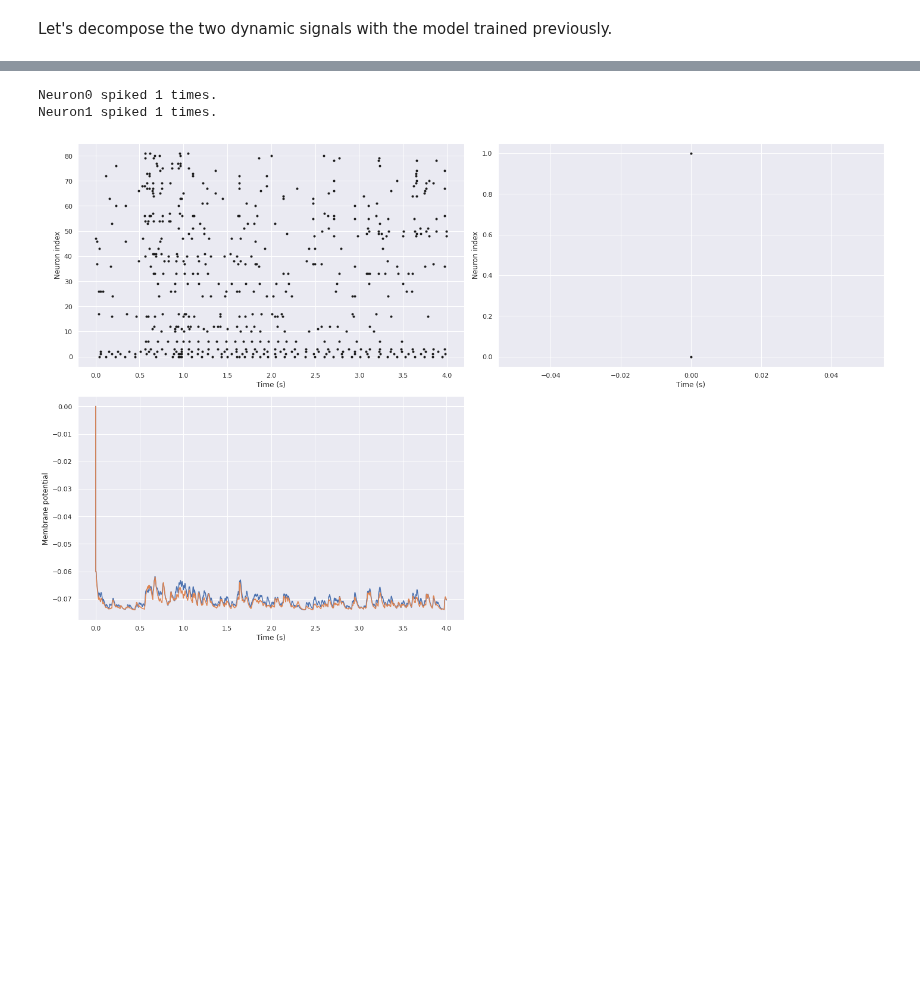
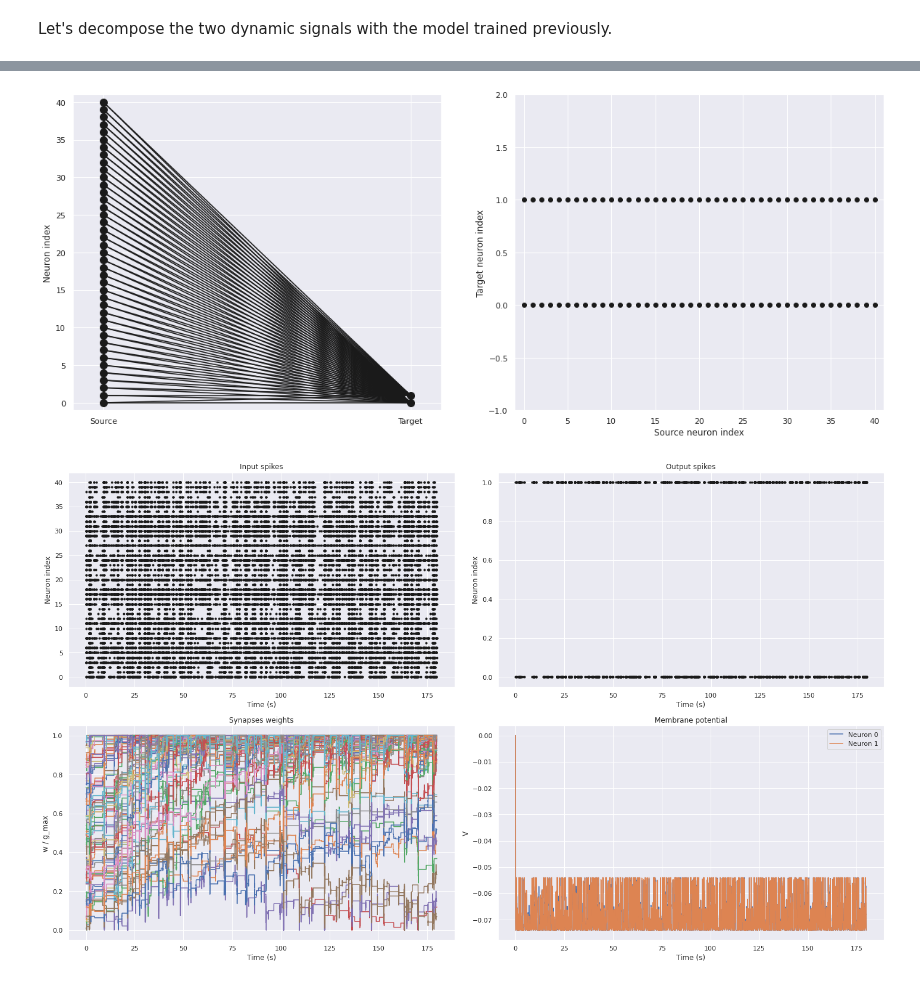
Before and after one commit to nihil21/semg-bss, a Jupyter notebook: Decomposition of sEMG signals.ipynb, the cells around one changed output, grey strips where cells are left out. Saved outputs shown, nothing was run; the diff lists cells and outputs as text; code cells hidden in the pictures; blank space fills up the shorter version.

```diff
--- a/Decomposition of sEMG signals.ipynb
+++ b/Decomposition of sEMG signals.ipynb
@@ -420,45 +243,14 @@ Neuron1 spiked 4 times.
-# %%
-# Read EMG signal
-emg_pr2_man = semg_bss.hyser.load_pr(
-    DATA_DIR,
-    task_type="maintenance",
-    gesture=2,
-    subject=1,
-    session=1,
-    task=1,
-    trial=1,
-    sig_type="preprocess"
-)
-# Extract MUAPTs
-firings_pr2_man = emg_separator.transform(emg_pr2_man)
-# Run simulation
-n0.set_spikes(firings_pr2_man["MU index"].values, firings_pr2_man["Firing time"].values * second)
-snn.run(4 * second)
-
-print(f"Neuron0 spiked {np.count_nonzero(monitor1.i == 0)} times.")
-print(f"Neuron1 spiked {np.count_nonzero(monitor1.i == 1)} times.")
-
-plt.figure(figsize=(20, 12))
-
-plt.subplot(221)
-plt.xlabel("Time (s)")
-plt.ylabel("Neuron index")
-plt.plot(monitor0.t / second, monitor0.i, ".k")
-
-plt.subplot(222)
-plt.xlabel("Time (s)")
-plt.ylabel("Neuron index")
-plt.plot(monitor1.t / second, monitor1.i, ".k")
-
-plt.subplot(223)
-plt.xlabel("Time (s)")
-plt.ylabel("Membrane potential")
-plt.plot(monitor3.t / second, monitor3.V[0], label="Neuron 0")
-plt.plot(monitor3.t / second, monitor3.V[1], label="Neuron 1")
-
-plt.tight_layout()
-plt.show()
-# %% [output]
-Neuron0 spiked 1 times.
-Neuron1 spiked 1 times.
-[figure, removed]
+# %%
+muapt_classifier = semg_bss.MUAPTClassifier(
+    n_in=emg_separator.n_mu,
+    n_out=2,
+    g_max=0.2,
+)
+semg_bss.plot_connectivity(muapt_classifier, fig_size=(20, 8))
+# %% [output]
+[figure, added]
+# %%
+hist = muapt_classifier.train(train_data_cl_fr, duration=1, epochs=15)
+semg_bss.plot_snn_hist(hist, fig_size=(20, 12))
+# %% [output]
+[figure, added]
```
Also changed, not shown: parts of 22 cells of this notebook, 7 other files.
